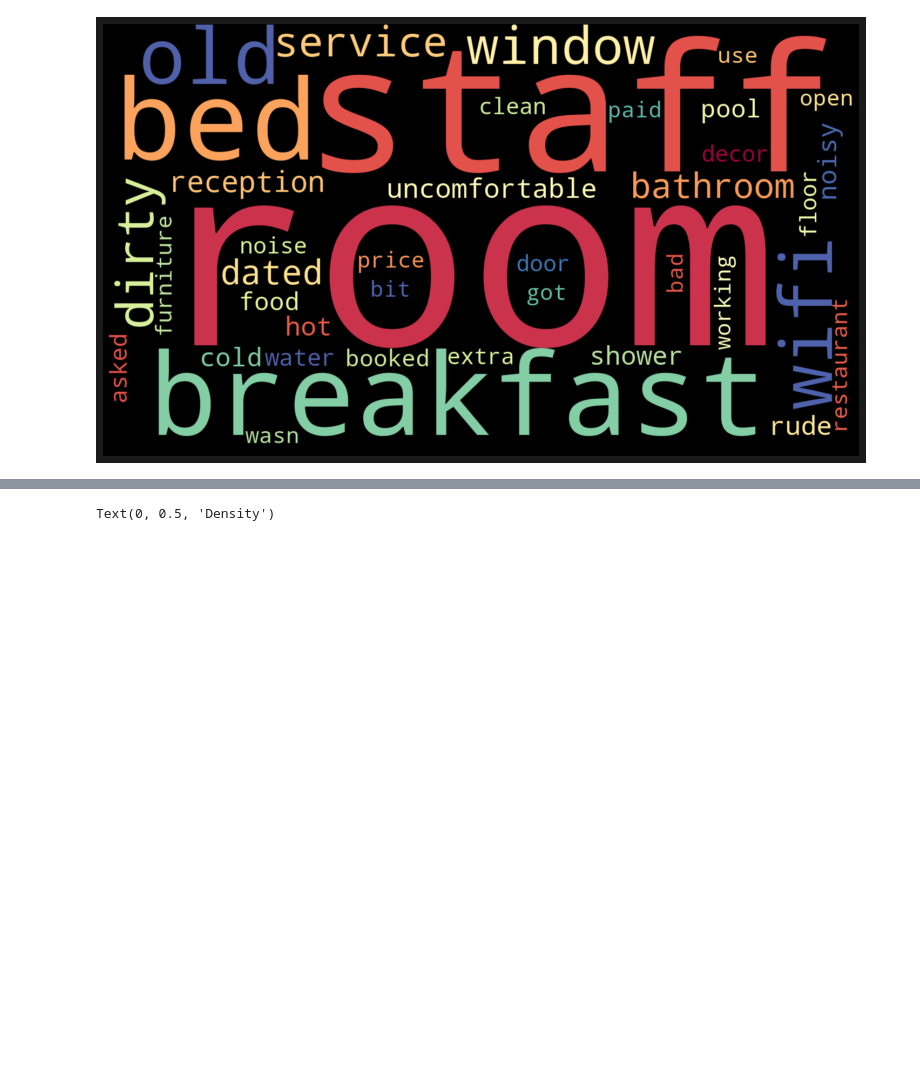
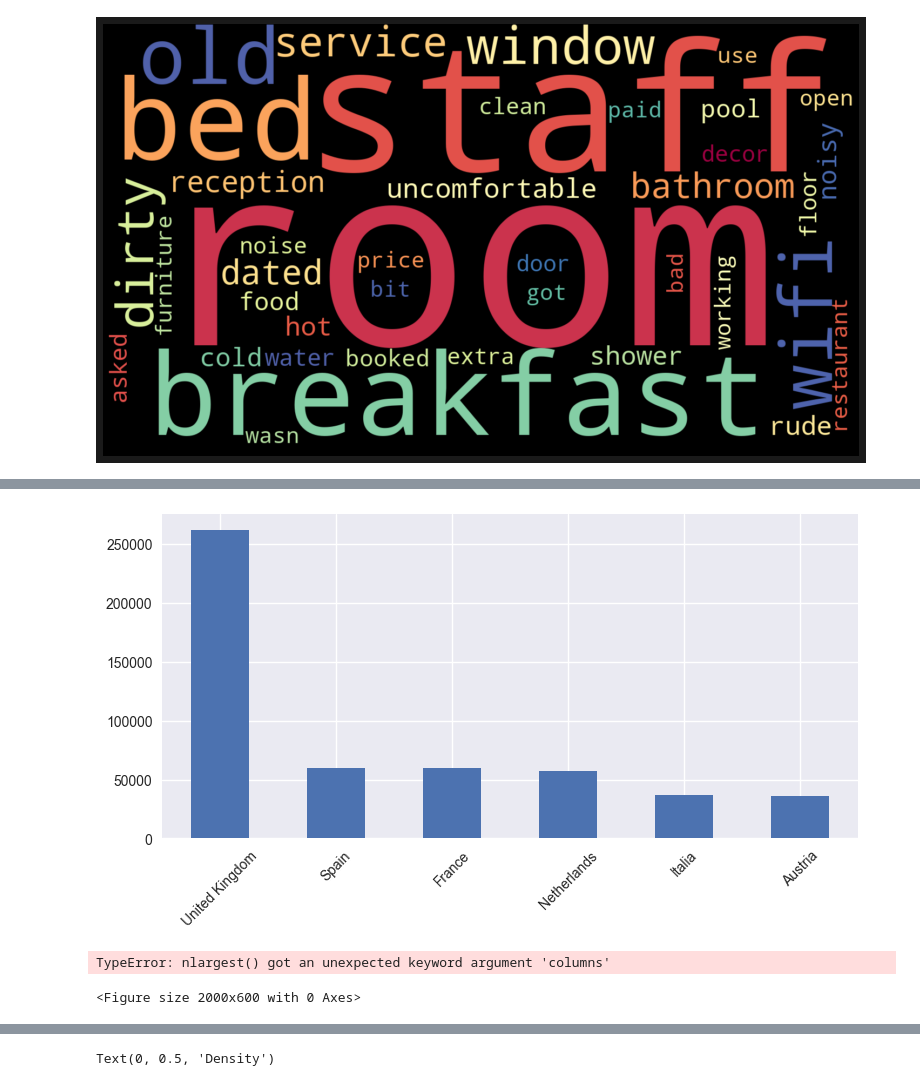
Before and after one commit to ismael-araujo/Hotel-Reviews-Analysis-Using-NLP, a Jupyter notebook: preprossessing/eda.ipynb, the cells around one changed output, grey strips where cells are left out. Cells and saved outputs as stored; diff of their text form; code cells hidden in the pictures; blank space fills up the shorter version.

```diff
--- a/preprossessing/eda.ipynb
+++ b/preprossessing/eda.ipynb
@@ -361,0 +353,22 @@ hotel
+# %%
+plt.style.use('seaborn')
+plt.figure(figsize=(8,4), dpi=100)
+df['country'].value_counts().sort_values(ascending=False).plot(kind='bar')
+plt.xticks(rotation=45)
+plt.savefig('filename.png', dpi=300)
+plt.show()
+# %% [output]
+[figure, added]
+# %%
+ax = plt.figure(figsize=(20,6))
+
+sns.barplot(df.index, df['Reviewer_Nationality'].nlargest(20, columns='Reviewer_Nationality'))
+sns.color_palette("ch:start=.2,rot=-.3", as_cmap=True)
+plt.xticks(rotation=45)
+plt.legend(fontsize=14)
+plt.title("Reviewer Score vs Average Score", fontsize=16)
+plt.xlabel('Score', fontsize=16)
+plt.ylabel('Density', fontsize=16)
+# %% [output]
+TypeError: nlargest() got an unexpected keyword argument 'columns'
+<Figure size 2000x600 with 0 Axes>
```
Also changed, not shown: parts of 18 cells of this notebook, 2 other files.
